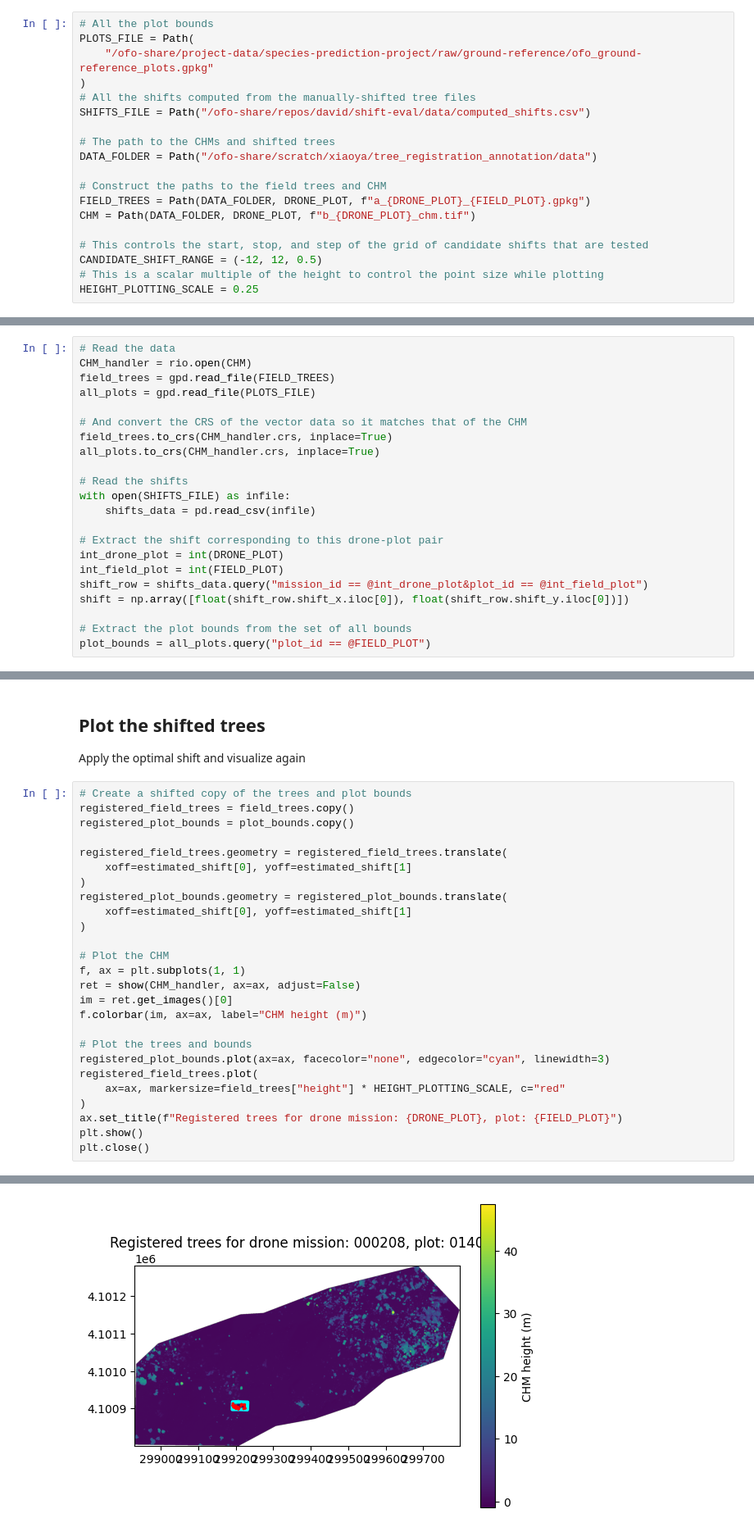
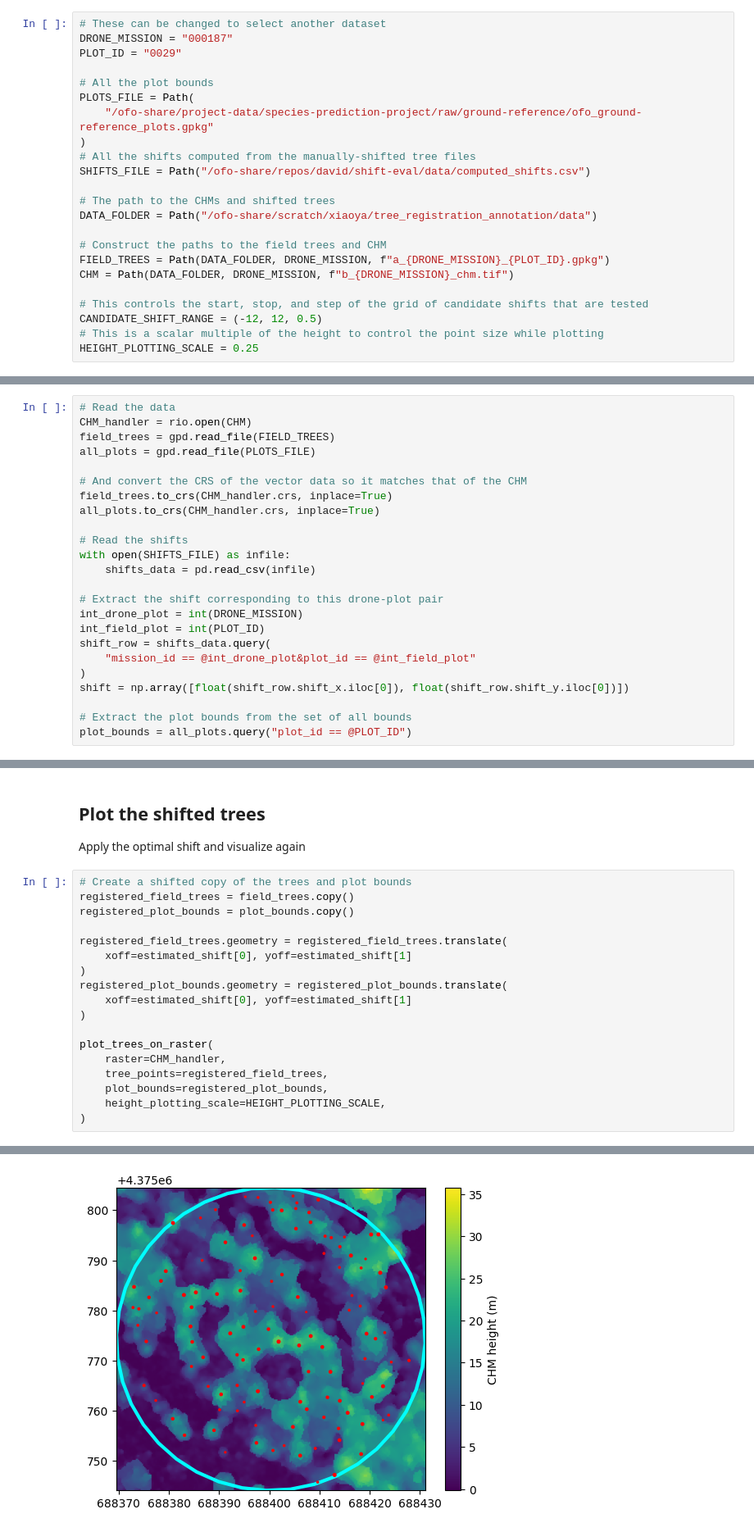
Before and after one commit to open-forest-observatory/tree-registration-and-matching, a Jupyter notebook: examples/example_registration_real_data_CHM_updated.ipynb, the cells around one changed output, grey strips where cells are left out. Shown at 82% size. Drawn from its saved outputs; the diff is of its cells as text.

```diff
--- a/examples/example_registration_real_data_CHM_updated.ipynb
+++ b/examples/example_registration_real_data_CHM_updated.ipynb
@@ -19,4 +16,8 @@ DRONE_PLOT = "000208"
 # %%
+# These can be changed to select another dataset
+DRONE_MISSION = "000187"
+PLOT_ID = "0029"
+
 # All the plot bounds
 PLOTS_FILE = Path(
     "/ofo-share/project-data/species-prediction-project/raw/ground-reference/ofo_ground-reference_plots.gpkg"
@@ -28,8 +29,8 @@ SHIFTS_FILE = Path("/ofo-share/repos/david/shift-eval/data/computed_shifts.csv")
 DATA_FOLDER = Path("/ofo-share/scratch/xiaoya/tree_registration_annotation/data")
 
 # Construct the paths to the field trees and CHM
-FIELD_TREES = Path(DATA_FOLDER, DRONE_PLOT, f"a_{DRONE_PLOT}_{FIELD_PLOT}.gpkg")
-CHM = Path(DATA_FOLDER, DRONE_PLOT, f"b_{DRONE_PLOT}_chm.tif")
+FIELD_TREES = Path(DATA_FOLDER, DRONE_MISSION, f"a_{DRONE_MISSION}_{PLOT_ID}.gpkg")
+CHM = Path(DATA_FOLDER, DRONE_MISSION, f"b_{DRONE_MISSION}_chm.tif")
 
 # This controls the start, stop, and step of the grid of candidate shifts that are tested
 CANDIDATE_SHIFT_RANGE = (-12, 12, 0.5)
@@ -53,13 +54,15 @@ with open(SHIFTS_FILE) as infile:
     shifts_data = pd.read_csv(infile)
 
 # Extract the shift corresponding to this drone-plot pair
-int_drone_plot = int(DRONE_PLOT)
-int_field_plot = int(FIELD_PLOT)
-shift_row = shifts_data.query("mission_id == @int_drone_plot&plot_id == @int_field_plot")
+int_drone_plot = int(DRONE_MISSION)
+int_field_plot = int(PLOT_ID)
+shift_row = shifts_data.query(
+    "mission_id == @int_drone_plot&plot_id == @int_field_plot"
+)
 shift = np.array([float(shift_row.shift_x.iloc[0]), float(shift_row.shift_y.iloc[0])])
 
 # Extract the plot bounds from the set of all bounds
-plot_bounds = all_plots.query("plot_id == @FIELD_PLOT")
+plot_bounds = all_plots.query("plot_id == @PLOT_ID")
 # %% [markdown]
 ## Shift the field data
 The field trees have already have the optimal translation applied to match the corresponding drone product. To conduct the experiment, we must re-introduce the error. This is done by shifting by the negative of the recorded shift.
@@ -129,18 +125,10 @@ registered_plot_bounds.geometry = registered_plot_bounds.translate(
     xoff=estimated_shift[0], yoff=estimated_shift[1]
 )
 
-# Plot the CHM
-f, ax = plt.subplots(1, 1)
-ret = show(CHM_handler, ax=ax, adjust=False)
-im = ret.get_images()[0]
-f.colorbar(im, ax=ax, label="CHM height (m)")
-
-# Plot the trees and bounds
-registered_plot_bounds.plot(ax=ax, facecolor="none", edgecolor="cyan", linewidth=3)
-registered_field_trees.plot(
-    ax=ax, markersize=field_trees["height"] * HEIGHT_PLOTTING_SCALE, c="red"
+plot_trees_on_raster(
+    raster=CHM_handler,
+    tree_points=registered_field_trees,
+    plot_bounds=registered_plot_bounds,
+    height_plotting_scale=HEIGHT_PLOTTING_SCALE,
 )
-ax.set_title(f"Registered trees for drone mission: {DRONE_PLOT}, plot: {FIELD_PLOT}")
-plt.show()
-plt.close()
 # %% [output]
@@ -147 +136 @@ plt.close()
-[figure, old version]
+[figure, new version]
```
Also changed, not shown: parts of 8 cells of this notebook.
